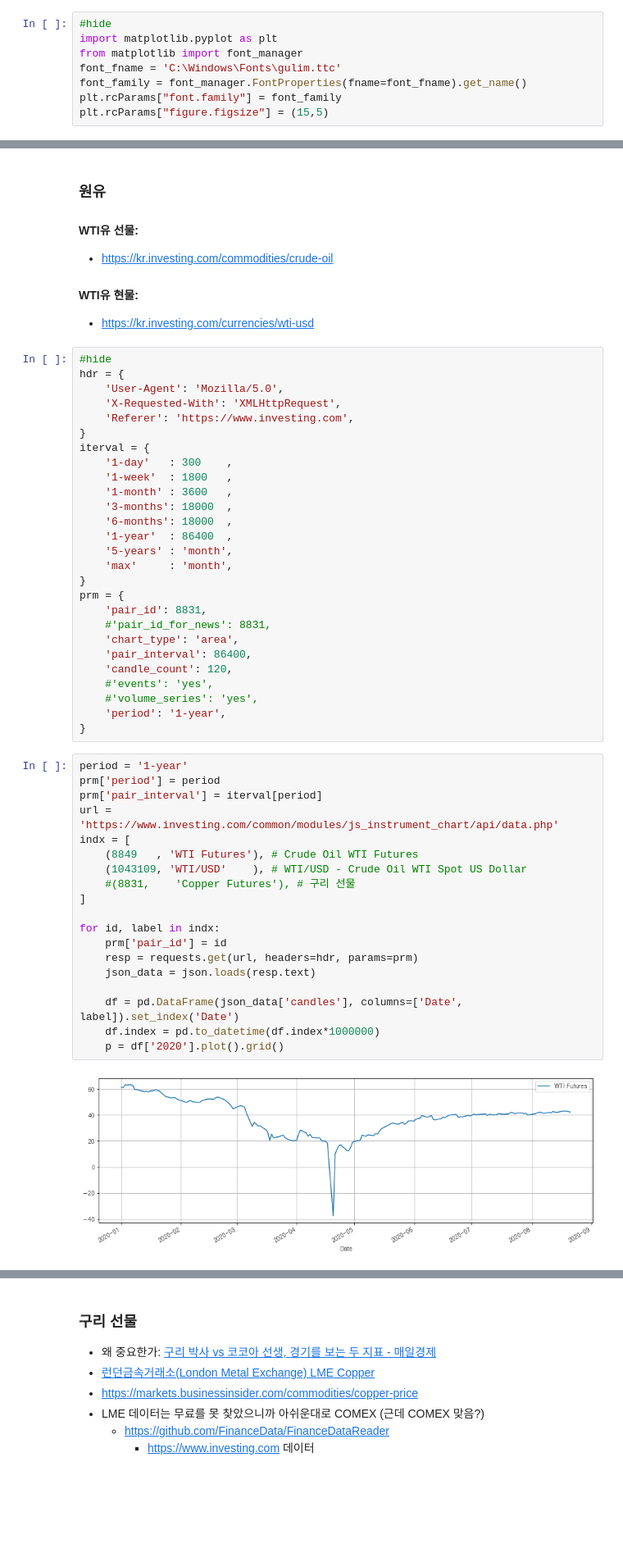
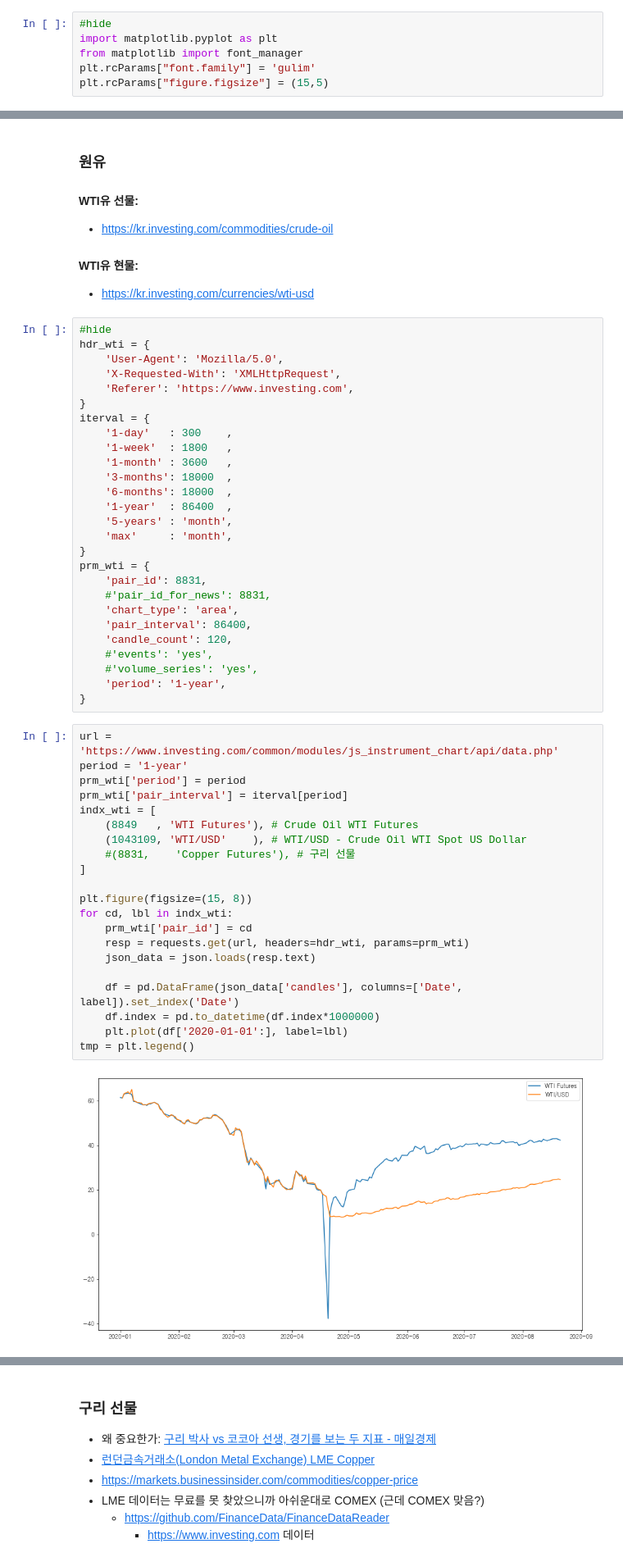
Before and after one commit to reddiana/blog, a Jupyter notebook: _notebooks/2020-08-19-Economic_indicators.ipynb, the cells around one changed output, grey strips where cells are left out. Shown at 82% size. Drawn from its saved outputs; the diff is of its cells as text; blank space fills up the shorter version.

```diff
--- a/_notebooks/2020-08-19-Economic_indicators.ipynb
+++ b/_notebooks/2020-08-19-Economic_indicators.ipynb
@@ -8,9 +10,7 @@
 #hide
 import matplotlib.pyplot as plt
 from matplotlib import font_manager
-font_fname = 'C:\Windows\Fonts\gulim.ttc'
-font_family = font_manager.FontProperties(fname=font_fname).get_name()
-plt.rcParams["font.family"] = font_family
+plt.rcParams["font.family"] = 'gulim'
 plt.rcParams["figure.figsize"] = (15,5)
 # %% [markdown]
 # 구매
@@ -74,7 +74,7 @@ tmp = p.axhline(50) # PMI는 50이 기준
 - https://kr.investing.com/currencies/wti-usd
 # %%
 #hide
-hdr = {
+hdr_wti = {
     'User-Agent': 'Mozilla/5.0',
     'X-Requested-With': 'XMLHttpRequest',
     'Referer': 'https://www.investing.com',
@@ -89,7 +89,7 @@ iterval = {
     '5-years' : 'month',
     'max'     : 'month',
 }
-prm = {
+prm_wti = {
     'pair_id': 8831,
     #'pair_id_for_news': 8831,
     'chart_type': 'area',
@@ -100,23 +100,25 @@ prm = {
     'period': '1-year',
 }
 # %%
+url = 'https://www.investing.com/common/modules/js_instrument_chart/api/data.php'
 period = '1-year'
-prm['period'] = period
-prm['pair_interval'] = iterval[period]
-url = 'https://www.investing.com/common/modules/js_instrument_chart/api/data.php'
-indx = [
+prm_wti['period'] = period
+prm_wti['pair_interval'] = iterval[period]
+indx_wti = [
     (8849   , 'WTI Futures'), # Crude Oil WTI Futures
     (1043109, 'WTI/USD'    ), # WTI/USD - Crude Oil WTI Spot US Dollar
     #(8831,    'Copper Futures'), # 구리 선물
 ]
 
-for id, label in indx:
-    prm['pair_id'] = id
-    resp = requests.get(url, headers=hdr, params=prm)
+plt.figure(figsize=(15, 8))
+for cd, lbl in indx_wti:
+    prm_wti['pair_id'] = cd
+    resp = requests.get(url, headers=hdr_wti, params=prm_wti)
     json_data = json.loads(resp.text)
 
     df = pd.DataFrame(json_data['candles'], columns=['Date', label]).set_index('Date')
     df.index = pd.to_datetime(df.index*1000000)
-    p = df['2020'].plot().grid()
+    plt.plot(df['2020-01-01':], label=lbl)
+tmp = plt.legend()
 # %% [output]
-[figure, old version]
+[figure, new version]
```
Also changed, not shown: parts of 6 cells of this notebook.
